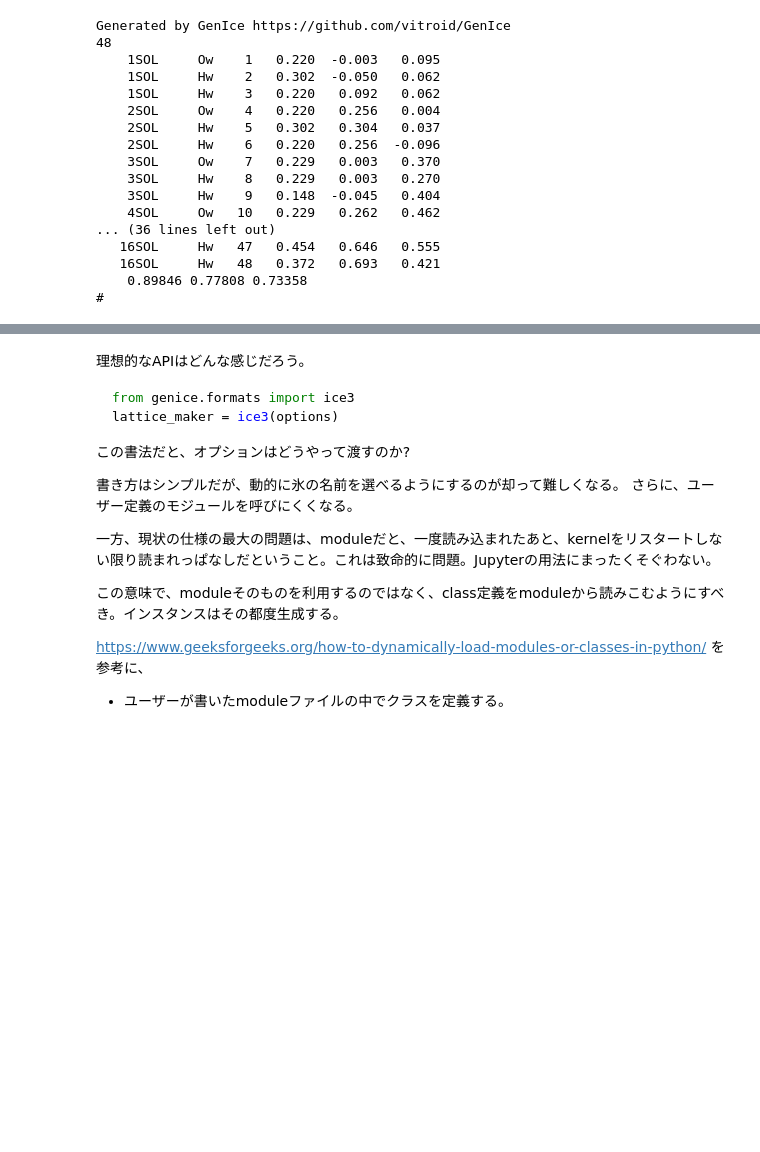
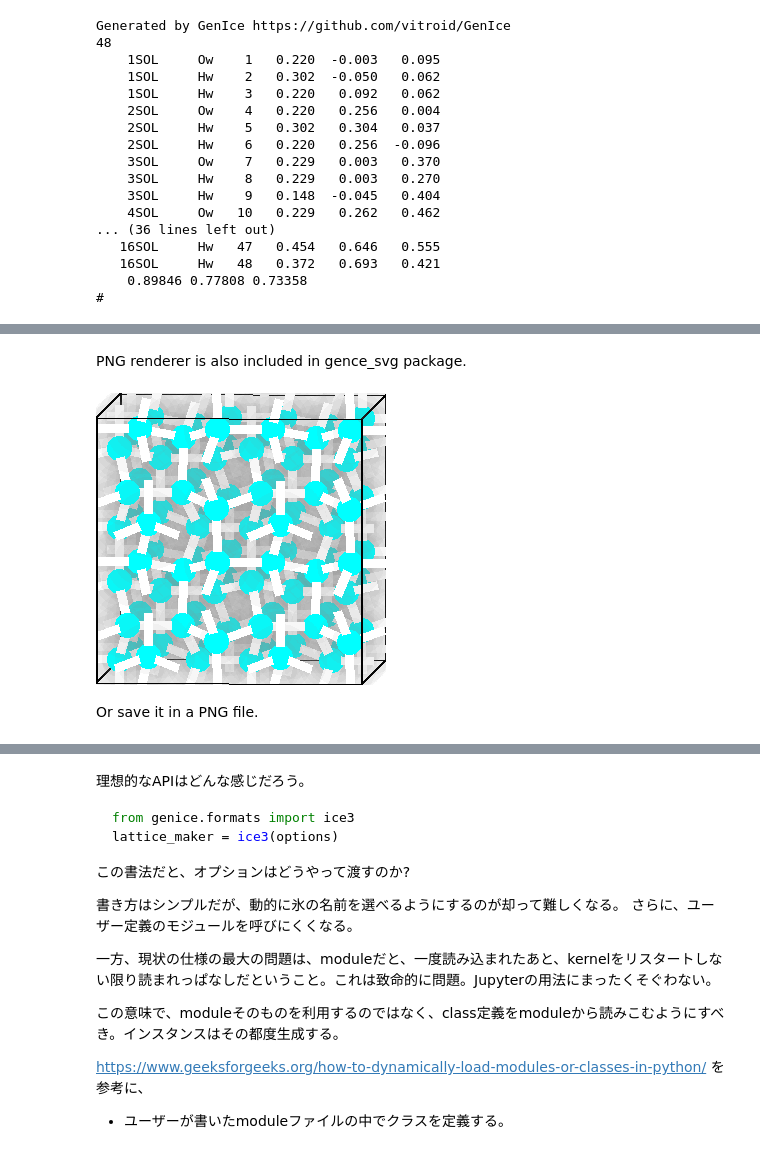
Before and after one commit to vitroid/GenIce, a Jupyter notebook: test.ipynb, the cells around one changed output, grey strips where cells are left out. Saved outputs shown, nothing was run; the diff lists cells and outputs as text; code cells hidden in the pictures; blank space fills up the shorter version.

```diff
--- a/test.ipynb
+++ b/test.ipynb
@@ -47,0 +67,17 @@ Generated by GenIce https://github.com/vitroid/GenIce
+# %% [markdown]
+PNG renderer is also included in gence_svg package.
+# %%
+from genice.genice import GenIce
+from genice.importer import safe_import
+
+lattice    = safe_import("lattice", "ice3").Lattice()
+formatter  = safe_import("format", "png").Format(shadow="#8881",encode=False,bg="#fff",rotatex=5,rotatey=5)
+water      = safe_import("molecule", "spce").Molecule()
+img = GenIce(lattice, rep=[2,2,2]).generate_ice(water, formatter)
+
+from IPython.display import display
+display(img)
+# %% [output]
+[figure, added]
+# %% [markdown]
+Or save it in a PNG file.
```
Also changed, not shown: parts of 11 cells of this notebook, 4 other files.
